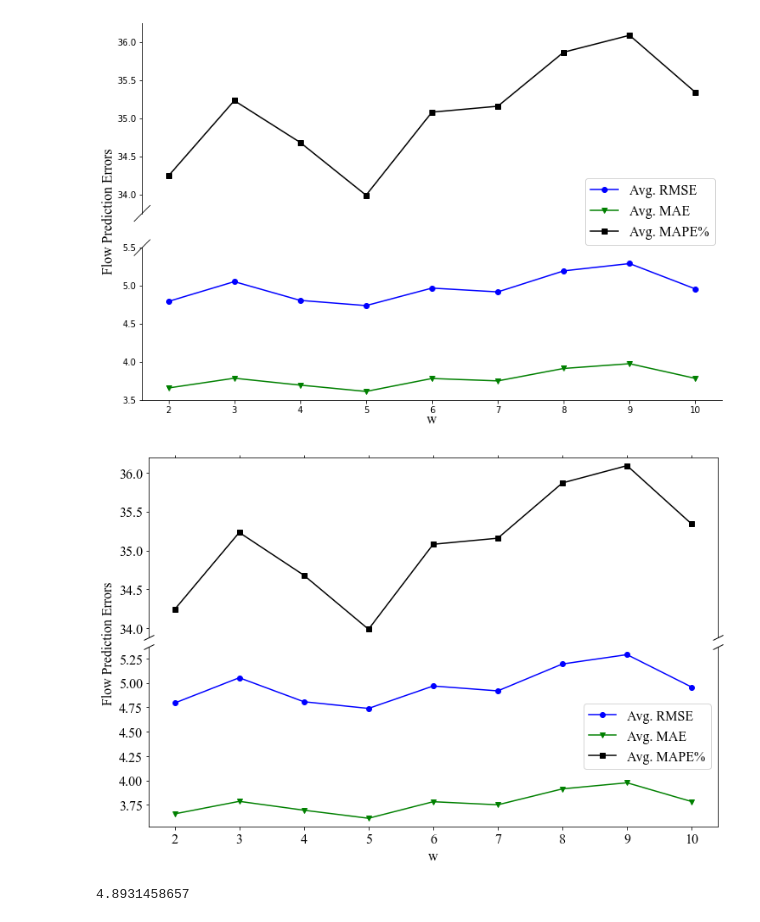
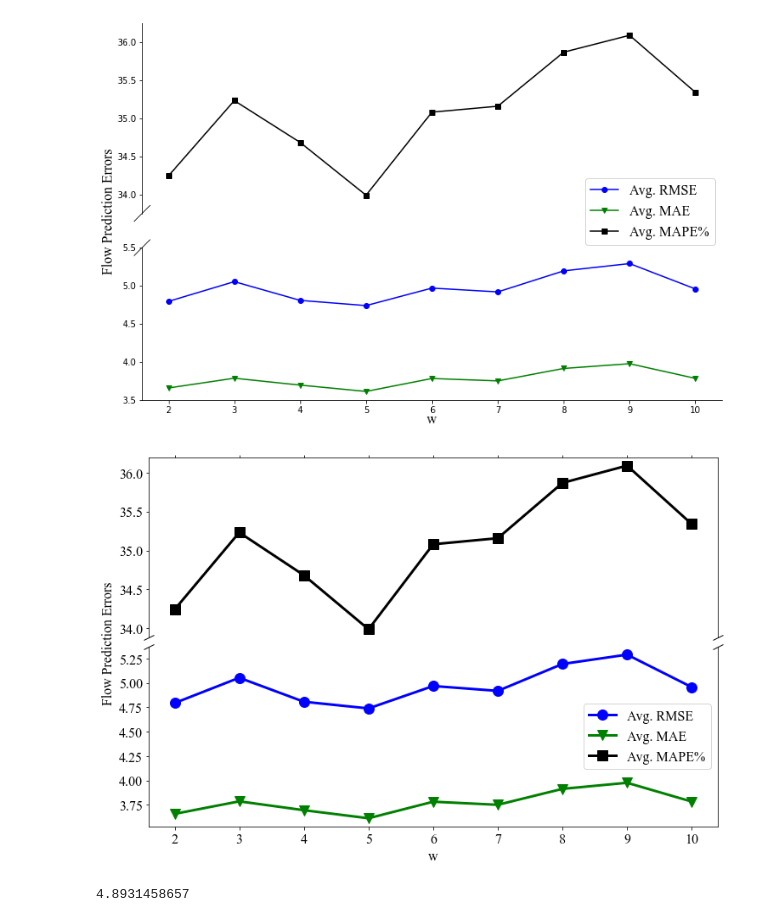
Before and after one commit to XDZhelheim/TrafficFlowModel, a Jupyter notebook: scripts/draw_thesis_figures.ipynb, the cells around one changed output. Cells and saved outputs as stored; diff of their text form; code cells hidden in the pictures.

Commit message:
new figures

```diff
--- a/scripts/draw_thesis_figures.ipynb
+++ b/scripts/draw_thesis_figures.ipynb
@@ -589,9 +589,9 @@ fig.subplots_adjust(hspace=0.05)  # adjust space between axes
 
 
 # plot the same data on both axes
-line1=ax2.plot(w_list, rmse_list, "bo-", label="Avg. RMSE")
-line2=ax2.plot(w_list, mae_list, "gv-", label="Avg. MAE")
-line3=ax1.plot(w_list, mape_list, "ks-", label="Avg. MAPE%")
+line1=ax2.plot(w_list, rmse_list, "bo-", linewidth=3, markersize=12, label="Avg. RMSE")
+line2=ax2.plot(w_list, mae_list, "gv-", linewidth=3, markersize=12, label="Avg. MAE")
+line3=ax1.plot(w_list, mape_list, "ks-", linewidth=3, markersize=12, label="Avg. MAPE%")
 
 plt.xticks(fontproperties = "Times New Roman", size = 16)
 plt.yticks(fontproperties = "Times New Roman", size = 16)
@@ -607,34 +607,34 @@ ax2.yaxis.set_label_coords(0.08, 0.5, transform=fig.transFigure)
 # ax2.set_ylim(3, 5)  # most of the data
 
 
 # hide the spines between ax and ax2
 ax1.spines.bottom.set_visible(False)
 ax2.spines.top.set_visible(False)
 ax1.xaxis.tick_top()
 ax1.tick_params(labeltop=False)  # don't put tick labels at the top
 ax2.xaxis.tick_bottom()
 
 # Now, let's turn towards the cut-out slanted lines.
 # We create line objects in axes coordinates, in which (0,0), (0,1),
 # (1,0), and (1,1) are the four corners of the axes.
 # The slanted lines themselves are markers at those locations, such that the
 # lines keep their angle and position, independent of the axes size or scale
 # Finally, we need to disable clipping.
 
 d = .5  # proportion of vertical to horizontal extent of the slanted line
 kwargs = dict(marker=[(-1, -d), (1, d)], markersize=12,
               linestyle="none", color='k', mec='k', mew=1, clip_on=False)
 ax1.plot([0, 1], [0, 0], transform=ax1.transAxes, **kwargs)
 ax2.plot([0, 1], [1, 1], transform=ax2.transAxes, **kwargs)
 
 lines = line1+line2+line3
 labels = [l.get_label() for l in lines]
 ax2.legend(lines, labels, prop={"family" : "Times New Roman", "size": 16}, loc="best")
 
 plt.savefig("./images/w-gwnet.png", dpi=300, bbox_inches='tight')
 plt.show();
 # %% [output]
-[figure, old version]
+[figure, new version]
 # %%
 k_list=list(map(str, range(2, 21)))
 
```
Also changed, not shown: parts of 1 cell of this notebook.
